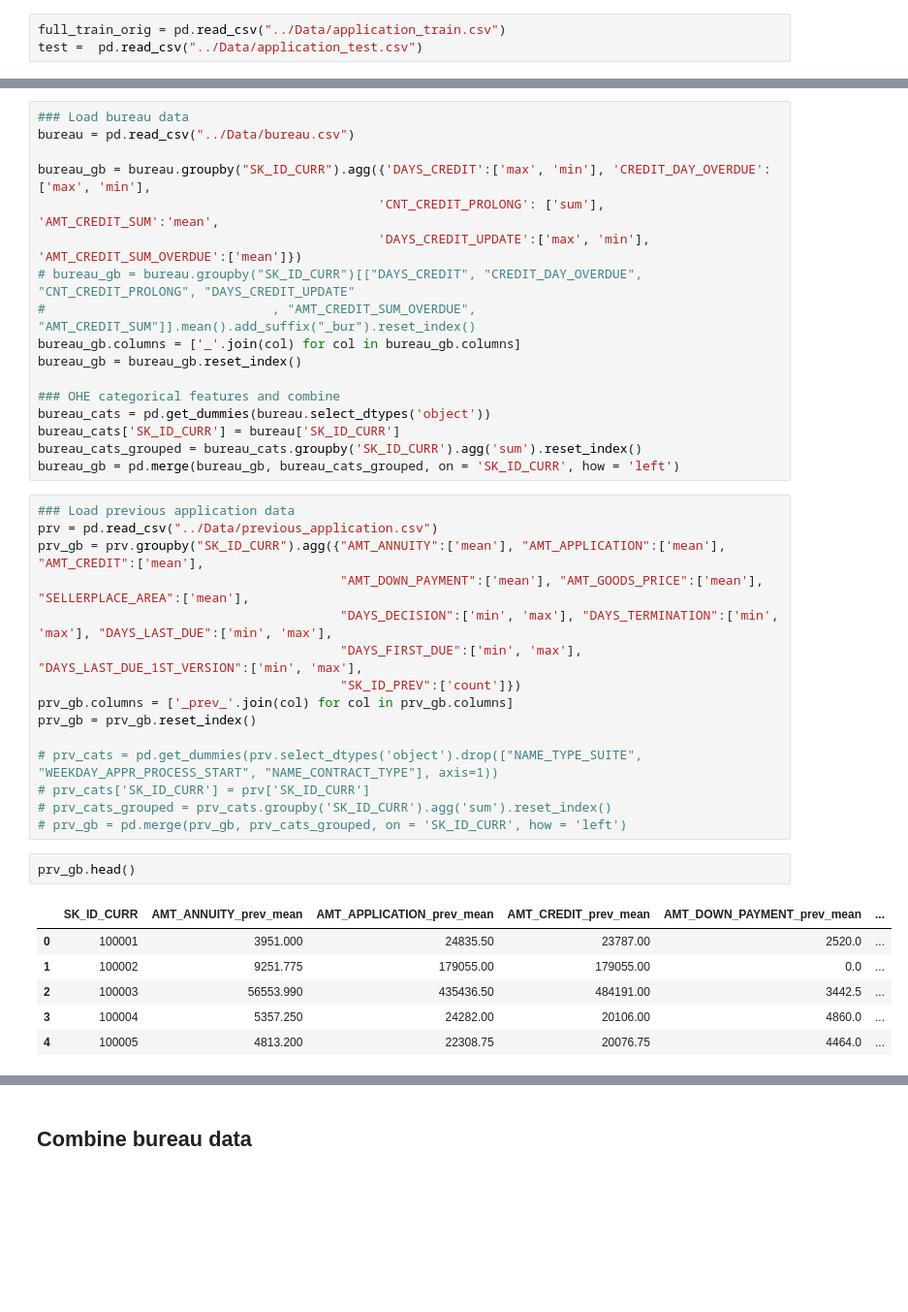
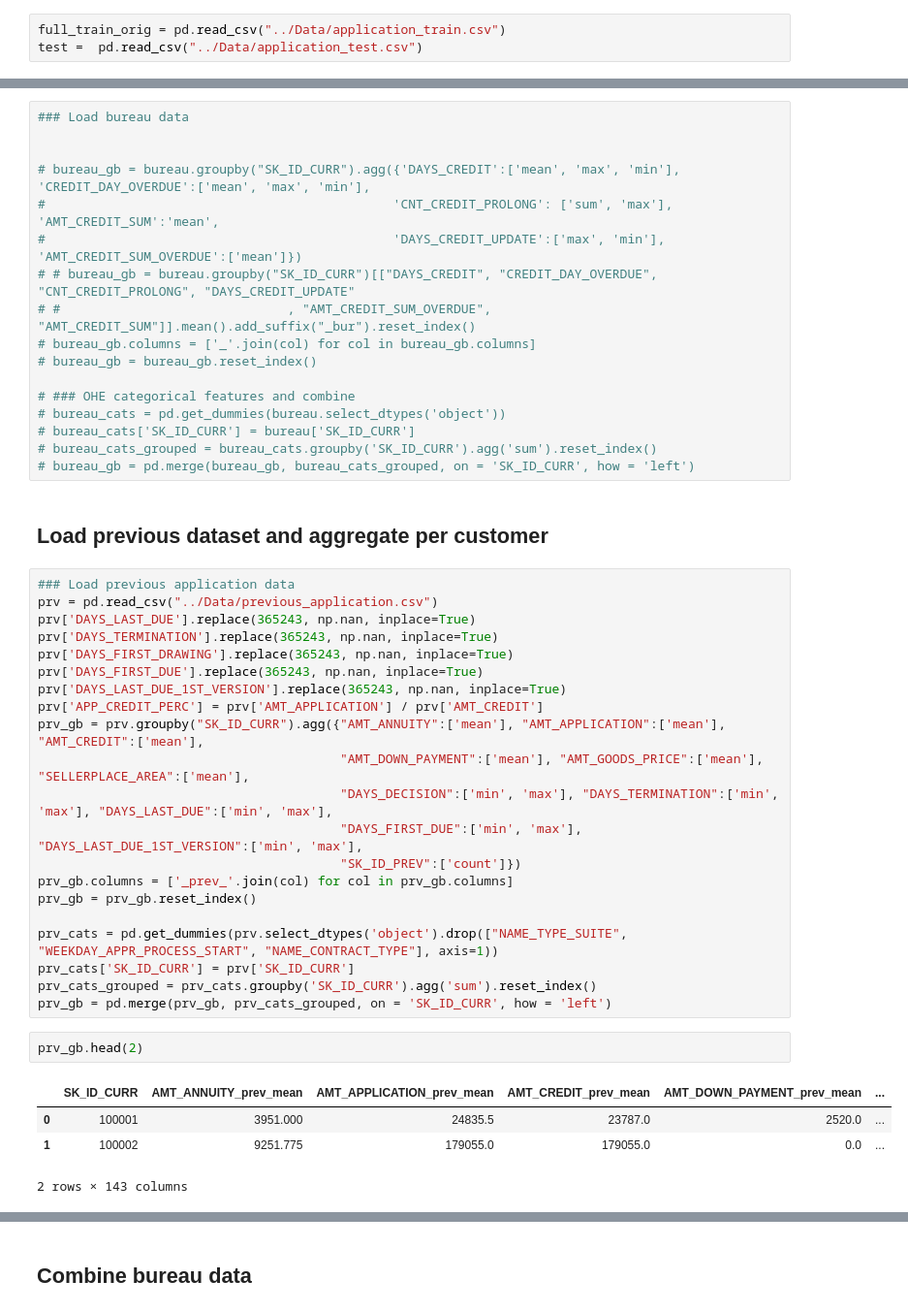
Before and after one commit to bikash617/home_credit_default_risk, a Jupyter notebook: home_credit_default_risk.ipynb, the cells around one changed output, grey strips where cells are left out. Shown at 97% size. Cells and saved outputs as stored; diff of their text form; blank space fills up the shorter version.

Commit message:
final version

```diff
--- a/home_credit_default_risk.ipynb
+++ b/home_credit_default_risk.ipynb
@@ -23,23 +52,31 @@ full_train_orig.shape
 # %%
 ### Load bureau data
-bureau = pd.read_csv("../Data/bureau.csv")
 
-bureau_gb = bureau.groupby("SK_ID_CURR").agg({'DAYS_CREDIT':['max', 'min'], 'CREDIT_DAY_OVERDUE':['max', 'min'],
-                                             'CNT_CREDIT_PROLONG': ['sum'], 'AMT_CREDIT_SUM':'mean',
-                                             'DAYS_CREDIT_UPDATE':['max', 'min'], 'AMT_CREDIT_SUM_OVERDUE':['mean']})
-# bureau_gb = bureau.groupby("SK_ID_CURR")[["DAYS_CREDIT", "CREDIT_DAY_OVERDUE", "CNT_CREDIT_PROLONG", "DAYS_CREDIT_UPDATE"
-#                              , "AMT_CREDIT_SUM_OVERDUE", "AMT_CREDIT_SUM"]].mean().add_suffix("_bur").reset_index()
-bureau_gb.columns = ['_'.join(col) for col in bureau_gb.columns]
-bureau_gb = bureau_gb.reset_index()
 
-### OHE categorical features and combine
-bureau_cats = pd.get_dummies(bureau.select_dtypes('object'))
-bureau_cats['SK_ID_CURR'] = bureau['SK_ID_CURR']
-bureau_cats_grouped = bureau_cats.groupby('SK_ID_CURR').agg('sum').reset_index()
-bureau_gb = pd.merge(bureau_gb, bureau_cats_grouped, on = 'SK_ID_CURR', how = 'left')
+# bureau_gb = bureau.groupby("SK_ID_CURR").agg({'DAYS_CREDIT':['mean', 'max', 'min'], 'CREDIT_DAY_OVERDUE':['mean', 'max', 'min'],
+#                                              'CNT_CREDIT_PROLONG': ['sum', 'max'], 'AMT_CREDIT_SUM':'mean',
+#                                              'DAYS_CREDIT_UPDATE':['max', 'min'], 'AMT_CREDIT_SUM_OVERDUE':['mean']})
+# # bureau_gb = bureau.groupby("SK_ID_CURR")[["DAYS_CREDIT", "CREDIT_DAY_OVERDUE", "CNT_CREDIT_PROLONG", "DAYS_CREDIT_UPDATE"
+# #                              , "AMT_CREDIT_SUM_OVERDUE", "AMT_CREDIT_SUM"]].mean().add_suffix("_bur").reset_index()
+# bureau_gb.columns = ['_'.join(col) for col in bureau_gb.columns]
+# bureau_gb = bureau_gb.reset_index()
+
+# ### OHE categorical features and combine
+# bureau_cats = pd.get_dummies(bureau.select_dtypes('object'))
+# bureau_cats['SK_ID_CURR'] = bureau['SK_ID_CURR']
+# bureau_cats_grouped = bureau_cats.groupby('SK_ID_CURR').agg('sum').reset_index()
+# bureau_gb = pd.merge(bureau_gb, bureau_cats_grouped, on = 'SK_ID_CURR', how = 'left')
+# %% [markdown]
+## Load previous dataset and aggregate per customer
 # %%
 ### Load previous application data
 prv = pd.read_csv("../Data/previous_application.csv")
+prv['DAYS_LAST_DUE'].replace(365243, np.nan, inplace=True)
+prv['DAYS_TERMINATION'].replace(365243, np.nan, inplace=True)
+prv['DAYS_FIRST_DRAWING'].replace(365243, np.nan, inplace=True)
+prv['DAYS_FIRST_DUE'].replace(365243, np.nan, inplace=True)
+prv['DAYS_LAST_DUE_1ST_VERSION'].replace(365243, np.nan, inplace=True)
+prv['APP_CREDIT_PERC'] = prv['AMT_APPLICATION'] / prv['AMT_CREDIT']
 prv_gb = prv.groupby("SK_ID_CURR").agg({"AMT_ANNUITY":['mean'], "AMT_APPLICATION":['mean'], "AMT_CREDIT":['mean'],
                                         "AMT_DOWN_PAYMENT":['mean'], "AMT_GOODS_PRICE":['mean'], "SELLERPLACE_AREA":['mean'],
                                         "DAYS_DECISION":['min', 'max'], "DAYS_TERMINATION":['min', 'max'], "DAYS_LAST_DUE":['min', 'max'],
@@ -48,16 +85,14 @@ prv_gb = prv.groupby("SK_ID_CURR").agg({"AMT_ANNUITY":['mean'], "AMT_APPLICATION
 prv_gb.columns = ['_prev_'.join(col) for col in prv_gb.columns]
 prv_gb = prv_gb.reset_index()
 
-# prv_cats = pd.get_dummies(prv.select_dtypes('object').drop(["NAME_TYPE_SUITE", "WEEKDAY_APPR_PROCESS_START", "NAME_CONTRACT_TYPE"], axis=1))
-# prv_cats['SK_ID_CURR'] = prv['SK_ID_CURR']
-# prv_cats_grouped = prv_cats.groupby('SK_ID_CURR').agg('sum').reset_index()
-# prv_gb = pd.merge(prv_gb, prv_cats_grouped, on = 'SK_ID_CURR', how = 'left')
+prv_cats = pd.get_dummies(prv.select_dtypes('object').drop(["NAME_TYPE_SUITE", "WEEKDAY_APPR_PROCESS_START", "NAME_CONTRACT_TYPE"], axis=1))
+prv_cats['SK_ID_CURR'] = prv['SK_ID_CURR']
+prv_cats_grouped = prv_cats.groupby('SK_ID_CURR').agg('sum').reset_index()
+prv_gb = pd.merge(prv_gb, prv_cats_grouped, on = 'SK_ID_CURR', how = 'left')
 # %%
-prv_gb.head()
+prv_gb.head(2)
 # %% [output]
 |  | SK_ID_CURR | AMT_ANNUITY_prev_mean | AMT_APPLICATION_prev_mean | AMT_CREDIT_prev_mean | AMT_DOWN_PAYMENT_prev_mean | ... |
-| 0 | 100001 | 3951.000 | 24835.50 | 23787.00 | 2520.0 | ... |
-| 1 | 100002 | 9251.775 | 179055.00 | 179055.00 | 0.0 | ... |
-| 2 | 100003 | 56553.990 | 435436.50 | 484191.00 | 3442.5 | ... |
-| 3 | 100004 | 5357.250 | 24282.00 | 20106.00 | 4860.0 | ... |
-| 4 | 100005 | 4813.200 | 22308.75 | 20076.75 | 4464.0 | ... |
+| 0 | 100001 | 3951.000 | 24835.5 | 23787.0 | 2520.0 | ... |
+| 1 | 100002 | 9251.775 | 179055.0 | 179055.0 | 0.0 | ... |
+2 rows × 143 columns
```
Also changed, not shown: parts of 52 cells of this notebook.
